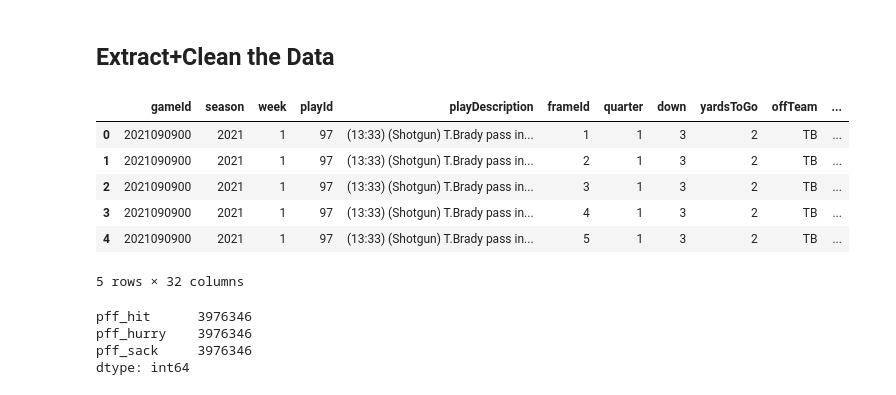
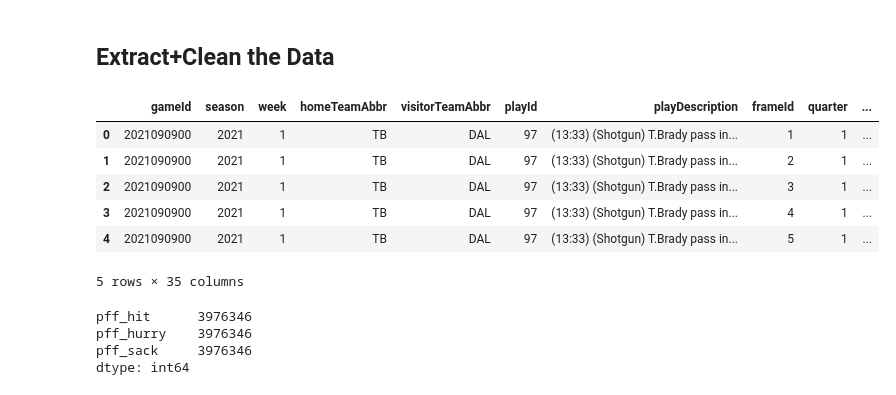
Before and after one commit to SolB77/2023-NFL-Big-Data-Bowl, a Jupyter notebook: Code/eda.ipynb, the cells around one changed output. Cells and saved outputs as stored; diff of their text form; code cells hidden in the pictures.

```diff
--- a/Code/eda.ipynb
+++ b/Code/eda.ipynb
@@ -22,40 +22,40 @@ tracking_df_list = ["../Data/tracking/week1.csv", "../Data/tracking/week2.csv",
 tracking_df = pd.concat(map(pd.read_csv, tracking_df_list))
 # %%
 #Get the main frame-level tracking df
-coi = ['gameId', 'season', 'week', 'playId',
+coi = ['gameId', 'season', 'week', 'homeTeamAbbr', 'visitorTeamAbbr', 'playId',
        'playDescription',  'frameId', 'quarter', 'down', 'yardsToGo',
        'possessionTeam', 'defensiveTeam', 'passResult', 'prePenaltyPlayResult',
        'absoluteYardlineNumber', 'yardlineSide','yardlineNumber', 'dropBackType',
-       'pff_playAction', 'nflId', 'time', 'team', 'x', 'y', 'o', 'event', 'officialPosition',
-       'displayName','pff_role','pff_positionLinedUp', 'pff_hit', 'pff_hurry', 'pff_sack']
+       'pff_playAction', 'nflId', 'time', 'team', 'x', 'y', 'o', 'playDirection', 'event',
+       'officialPosition', 'displayName','pff_role','pff_positionLinedUp', 'pff_hit', 'pff_hurry', 'pff_sack']
 
 frame_df = (games_df.merge(plays_df, on='gameId', how='left')
                 .merge(tracking_df, on=['gameId','playId'], how='left')
                 .merge(players_df, on= 'nflId', how='left')
                 .merge(scouting_df, on=['gameId','playId','nflId']))[coi]
 
 frame_df = frame_df.rename(columns={'defensiveTeam':'defTeam', 'possessionTeam':'offTeam', 'pff_playAction':'playAction',
 'officialPosition':'position', 'displayName':'playerName', 'pff_role':'roleOnPlay', 'pff_positionLinedUp':'posLinedUp'})
 
 # Convert up dt_time column to time
 frame_df['time'] = pd.to_datetime(frame_df['time'])
 
 # Replace n/a dropBackType and yardlineSide
 frame_df = frame_df.fillna(value={'dropBackType': 'none', 'yardlineSide': 'middle'})
 
 # Replace missing n/a absoluteYardlineNumber for a specific play (not sure why)
 missing_abs_yd_rows = frame_df.query("absoluteYardlineNumber.isna()").index.to_list()
 frame_df.loc[missing_abs_yd_rows,'absoluteYardlineNumber'] = 71.0
 
 frame_df.head()
 # %% [output]
-|  | gameId | season | week | playId | playDescription | frameId | quarter | down | yardsToGo | offTeam | ... |
-| 0 | 2021090900 | 2021 | 1 | 97 | (13:33) (Shotgun) T.Brady pass in... | 1 | 1 | 3 | 2 | TB | ... |
-| 1 | 2021090900 | 2021 | 1 | 97 | (13:33) (Shotgun) T.Brady pass in... | 2 | 1 | 3 | 2 | TB | ... |
-| 2 | 2021090900 | 2021 | 1 | 97 | (13:33) (Shotgun) T.Brady pass in... | 3 | 1 | 3 | 2 | TB | ... |
-| 3 | 2021090900 | 2021 | 1 | 97 | (13:33) (Shotgun) T.Brady pass in... | 4 | 1 | 3 | 2 | TB | ... |
-| 4 | 2021090900 | 2021 | 1 | 97 | (13:33) (Shotgun) T.Brady pass in... | 5 | 1 | 3 | 2 | TB | ... |
+|  | gameId | season | week | homeTeamAbbr | visitorTeamAbbr | playId | playDescription | frameId | quarter | ... |
+| 0 | 2021090900 | 2021 | 1 | TB | DAL | 97 | (13:33) (Shotgun) T.Brady pass in... | 1 | 1 | ... |
+| 1 | 2021090900 | 2021 | 1 | TB | DAL | 97 | (13:33) (Shotgun) T.Brady pass in... | 2 | 1 | ... |
+| 2 | 2021090900 | 2021 | 1 | TB | DAL | 97 | (13:33) (Shotgun) T.Brady pass in... | 3 | 1 | ... |
+| 3 | 2021090900 | 2021 | 1 | TB | DAL | 97 | (13:33) (Shotgun) T.Brady pass in... | 4 | 1 | ... |
+| 4 | 2021090900 | 2021 | 1 | TB | DAL | 97 | (13:33) (Shotgun) T.Brady pass in... | 5 | 1 | ... |
-5 rows × 32 columns
+5 rows × 35 columns
 # %%
 # Check for NA data
 if sum(frame_df.isna().sum().values) != 0:
```
Also changed, not shown: parts of 8 cells of this notebook.
